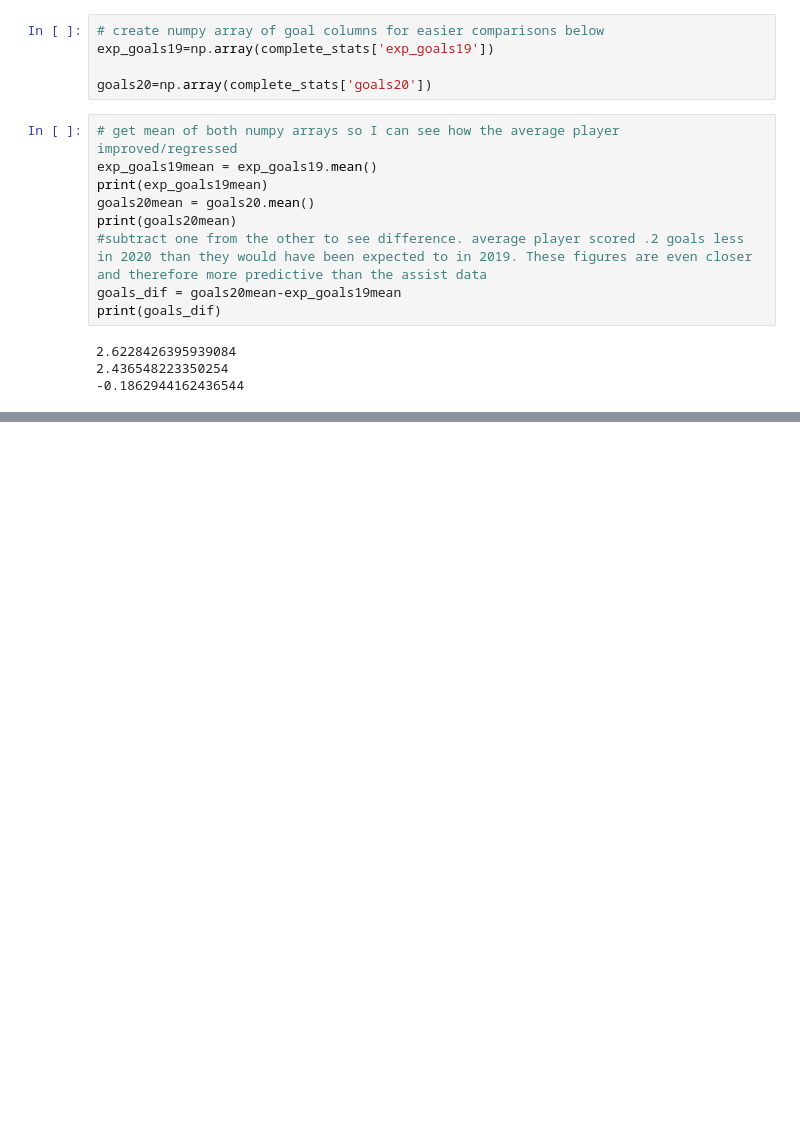
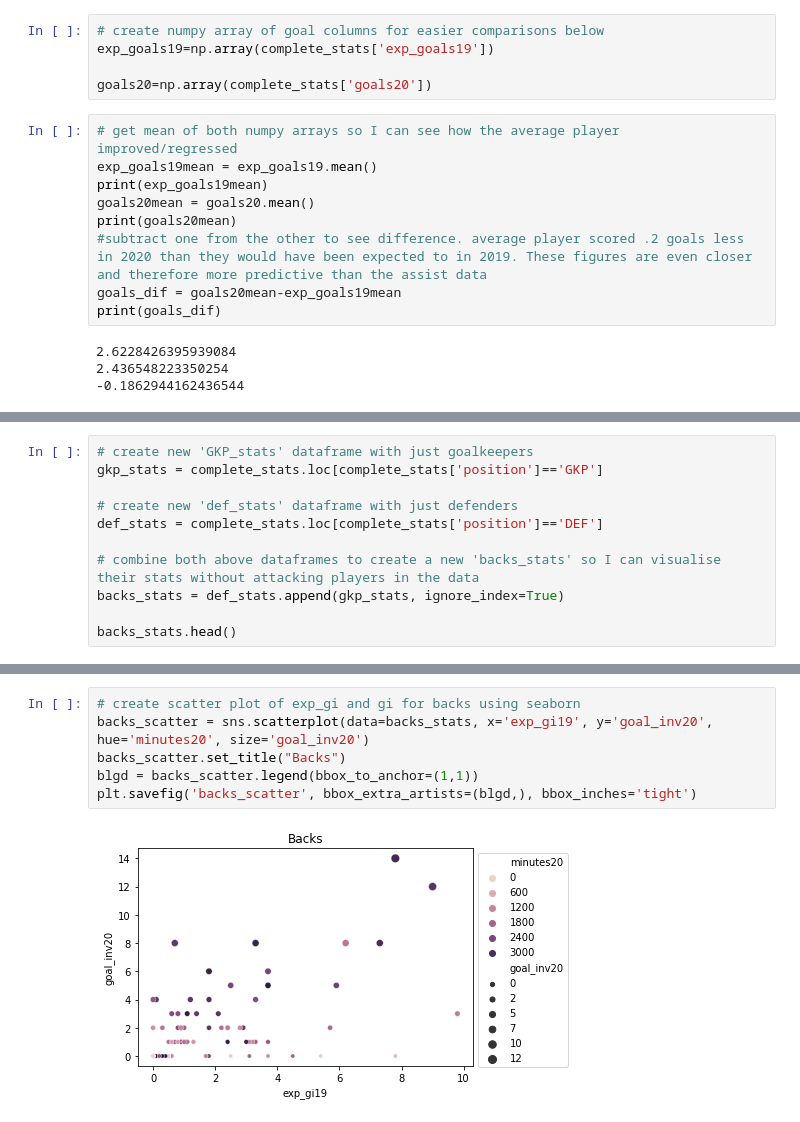
Before and after one commit to dylanomeara95/Repos, a Jupyter notebook: FPL_Data_Complete.ipynb, the cells around one changed output, grey strips where cells are left out. Drawn from its saved outputs; the diff is of its cells as text; blank space fills up the shorter version.

```diff
--- a/FPL_Data_Complete.ipynb
+++ b/FPL_Data_Complete.ipynb
@@ -470,0 +530,11 @@ print(goals_dif)
+# %%
+# create new 'GKP_stats' dataframe with just goalkeepers
+gkp_stats = complete_stats.loc[complete_stats['position']=='GKP']
+
+# create new 'def_stats' dataframe with just defenders
+def_stats = complete_stats.loc[complete_stats['position']=='DEF']
+
+# combine both above dataframes to create a new 'backs_stats' so I can visualise their stats without attacking players in the data
+backs_stats = def_stats.append(gkp_stats, ignore_index=True)
+
+backs_stats.head()
@@ -470,0 +556,8 @@ print(goals_dif)
+# %%
+# create scatter plot of exp_gi and gi for backs using seaborn
+backs_scatter = sns.scatterplot(data=backs_stats, x='exp_gi19', y='goal_inv20', hue='minutes20', size='goal_inv20')
+backs_scatter.set_title("Backs")
+blgd = backs_scatter.legend(bbox_to_anchor=(1,1))
+plt.savefig('backs_scatter', bbox_extra_artists=(blgd,), bbox_inches='tight')
+# %% [output]
+[figure, added]
```
Also changed, not shown: parts of 6 cells of this notebook.
